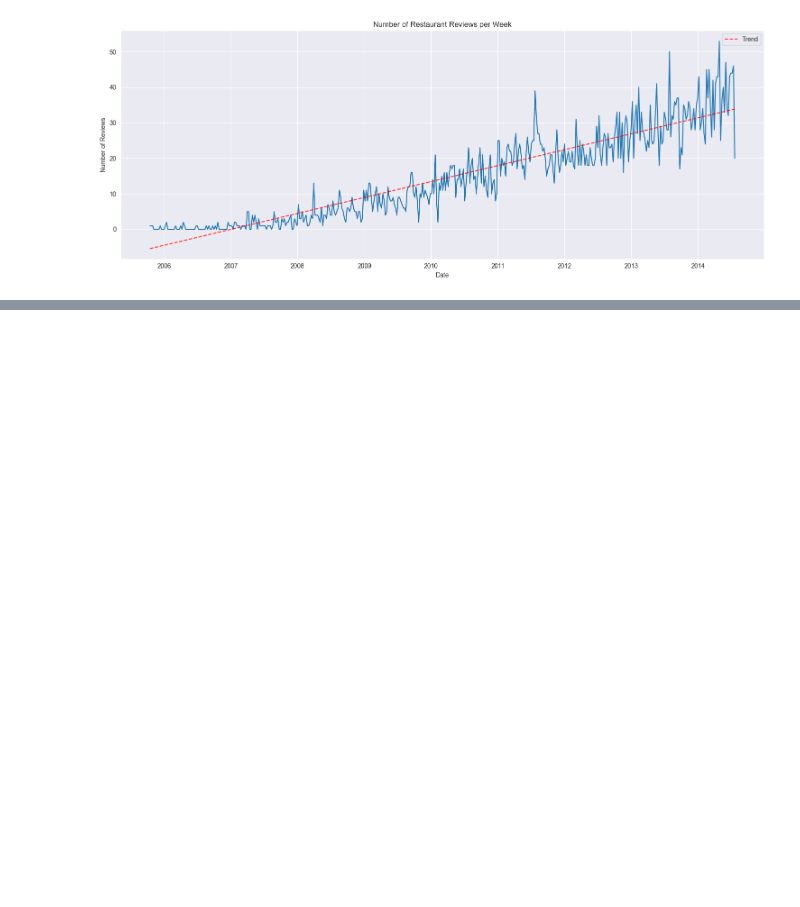
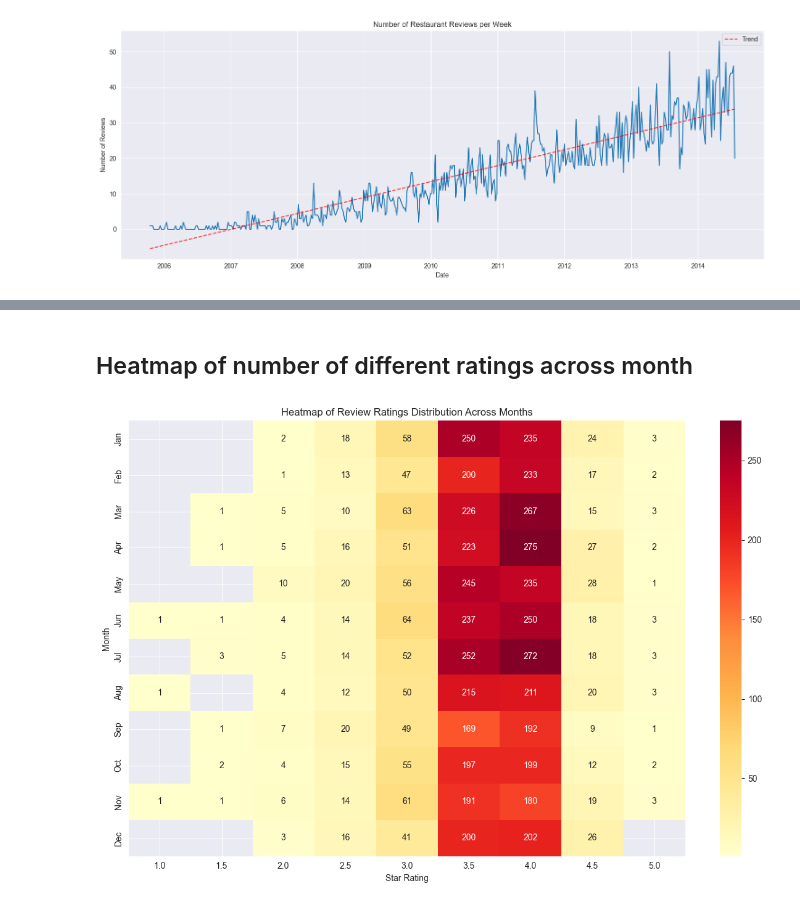
Before and after one commit to Capta1n-n9m0/ei-task, a Jupyter notebook: section1.ipynb, the cells around one changed output, grey strips where cells are left out. Cells and saved outputs as stored; diff of their text form; code cells hidden in the pictures; blank space fills up the shorter version.

```diff
--- a/section1.ipynb
+++ b/section1.ipynb
@@ -530,0 +500,15 @@ Index file has been saved as 'plots/restaurant_plot_index.csv'
+# %% [markdown]
+## Heatmap of number of different ratings across month
+# %%
+pivot_heatmap = restaurants.groupby(['Month_Num', 'Avg_Business_Star_Rating']).size().unstack()
+pivot_heatmap.index = ['Jan', 'Feb', 'Mar', 'Apr', 'May', 'Jun', 'Jul', 'Aug', 'Sep', 'Oct', 'Nov', 'Dec']
+
+plt.figure(figsize=(12, 8))
+sns.heatmap(pivot_heatmap, annot=True, fmt='g', cmap='YlOrRd')
+plt.title('Heatmap of Review Ratings Distribution Across Months')
+plt.xlabel('Star Rating')
+plt.ylabel('Month')
+plt.tight_layout()
+plt.show()
+# %% [output]
+[figure, added]
```
Also changed, not shown: parts of 34 cells of this notebook, 1 other file.
